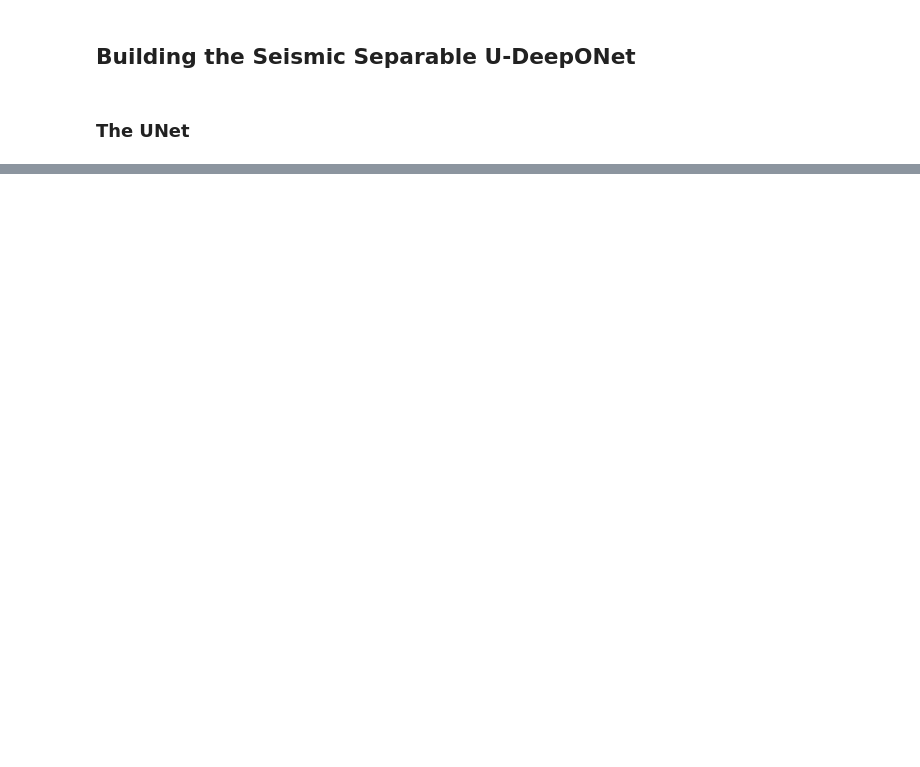
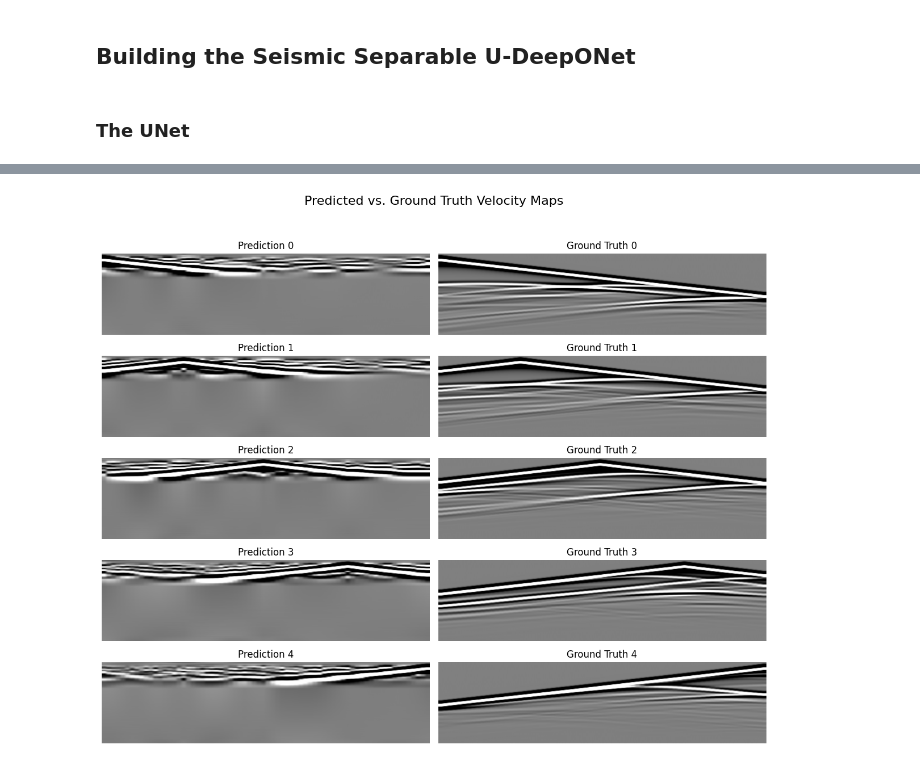
Before and after one commit to oduolaidrisA/Kaggle, a Jupyter notebook: Geophysical_Waveform_Inversion/forward_model_using_deeponet.ipynb, the cells around one changed output, grey strips where cells are left out. Cells and saved outputs as stored; diff of their text form; code cells hidden in the pictures; blank space fills up the shorter version.

```diff
--- a/Geophysical_Waveform_Inversion/forward_model_using_deeponet.ipynb
+++ b/Geophysical_Waveform_Inversion/forward_model_using_deeponet.ipynb
@@ -186,0 +636,22 @@ plt.show()
+# %%
+
+plt.figure(figsize=(12, 10))
+plt.suptitle("Predicted vs. Ground Truth Velocity Maps", fontsize=16)
+n = 10
+for i in range(5):  # Plot 5 samples: pred + target
+    # Plot prediction
+    plt.subplot(5, 2, 2*i+1)
+    plt.imshow(preds[n, i, :, :], extent=[0, 70, 1000, 0], aspect='auto', cmap='gray', vmin=-0.5, vmax=0.5)
+    plt.title(f"Prediction {i}")
+    plt.axis("off")
+
+    # Plot corresponding ground truth
+    plt.subplot(5, 2, 2*i + 2)
+    plt.imshow(exact[n, i, :, :], extent=[0, 70, 1000, 0], aspect='auto', cmap='gray', vmin=-0.5, vmax=0.5)
+    plt.title(f"Ground Truth {i}")
+    plt.axis("off")
+
+plt.tight_layout(rect=[0, 0, 1, 0.95])
+plt.show()
+# %% [output]
+[figure, added]
```
Also changed, not shown: parts of 26 cells of this notebook, 28 other files.
